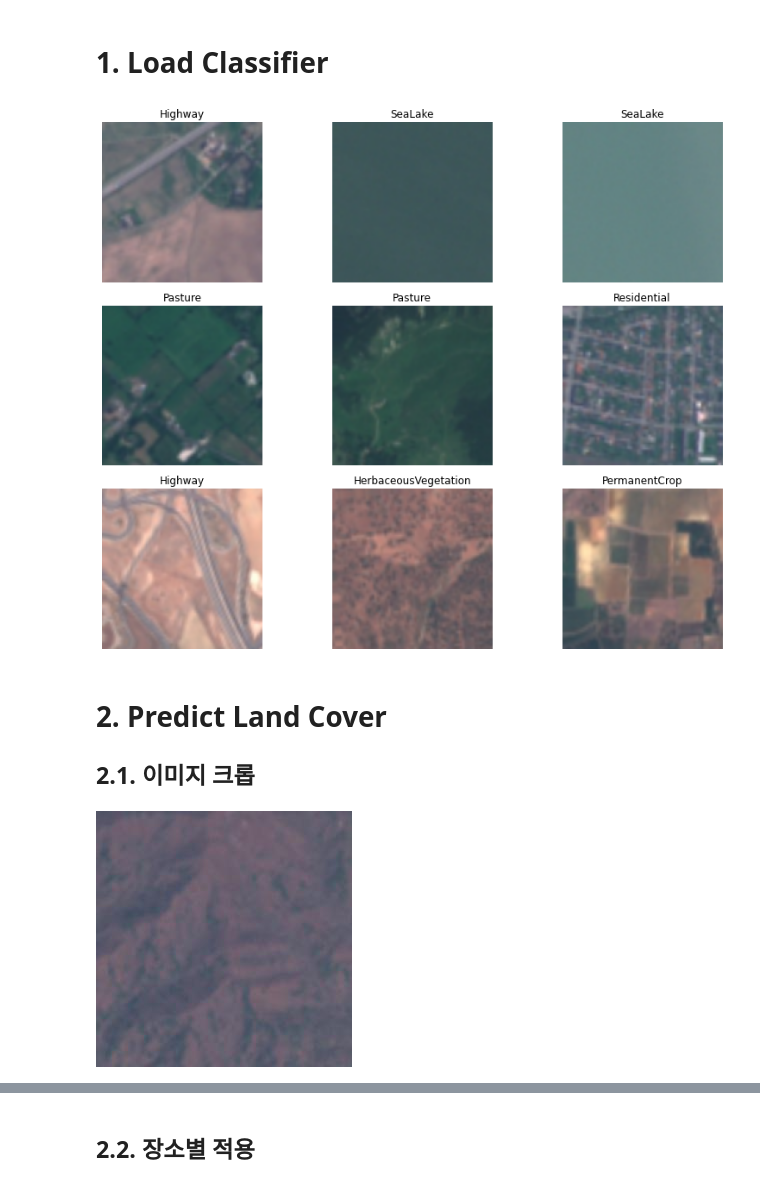
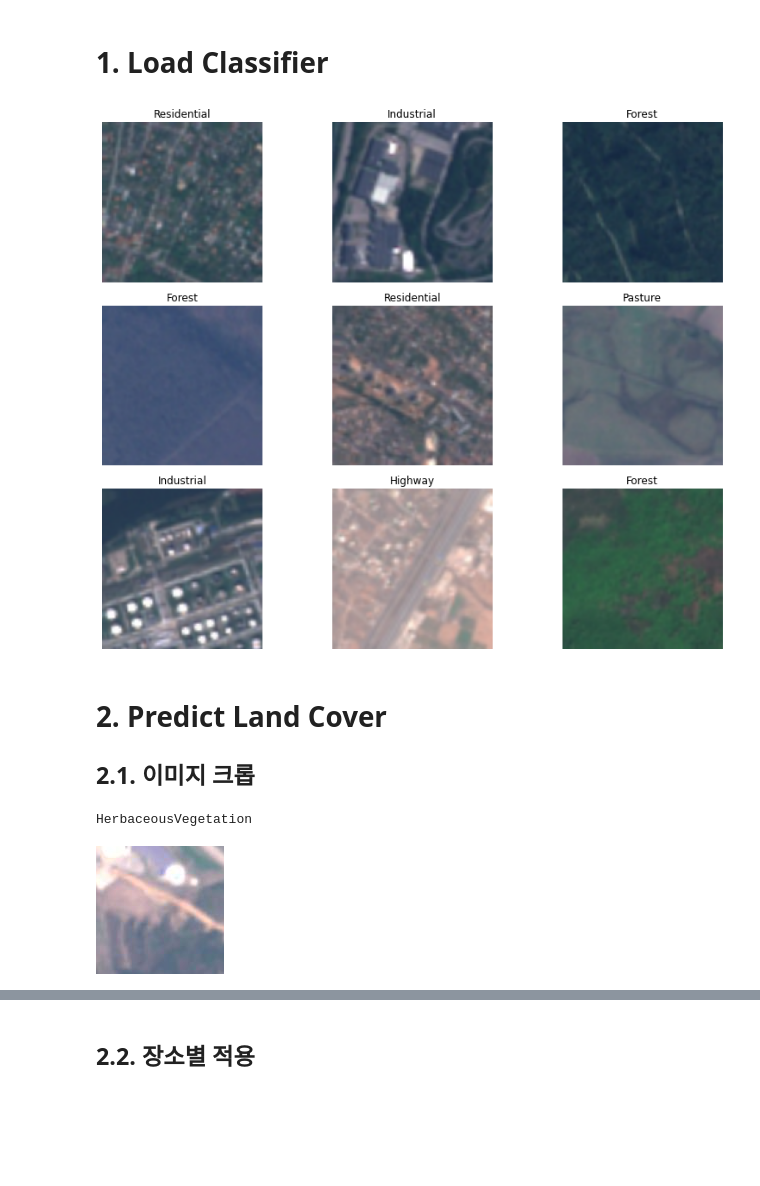
Before and after one commit to LabSAT/Land-Cover-Pretrain, a Jupyter notebook: 02_EuroSAT/Olympic-Effect-EuroSAT.ipynb, the cells around one changed output, grey strips where cells are left out. Cells and saved outputs as stored; diff of their text form; code cells hidden in the pictures; blank space fills up the shorter version.

```diff
--- a/02_EuroSAT/Olympic-Effect-EuroSAT.ipynb
+++ b/02_EuroSAT/Olympic-Effect-EuroSAT.ipynb
@@ -39,12 +39,12 @@ parameters = {
 
     "metrics" : [accuracy],
     "pretrained" : False,
-    "load_dir": base_dir / "learn" / "euro-res101"
+    "load_dir": base_dir / "learn" / "euro-res50-2"
 }
 
-vis = model.FastVision(models.resnet101, parameters, task="classification")
+vis = model.FastVision(models.resnet50, parameters, task="classification")
 # %% [output]
-[figure, old version]
+[figure, new version]
 # %% [markdown]
 # 2. Predict Land Cover
 
@@ -68,13 +68,15 @@ def convert_fastai_image(image:PIL.JpegImagePlugin.JpegImageFile):
     """
     return im.Image(transforms.ToTensor()(image))
 # %%
-image = PIL.Image.open(data_path/ "olympic" / "y2016_PC_01_ Alpensia.jpg")
+image = PIL.Image.open(data_path/ "olympic" / "V2"/ "y2016_PC_01_ Alpensia.jpg")
 
 
-
-crop_image_square(image, 256 , 256)
+tile = crop_image_square(image, 1500 , 1700, tile=(128, 128))
+print(str(vis.learn.predict(convert_fastai_image(tile))[0]))
+tile
 # %% [output]
+HerbaceousVegetation
-[figure, old version]
+[figure, new version]
 # %%
 def caculate_land_use(image_path, model, labels, tile=(64, 64)):
     image = PIL.Image.open(image_path)
```
Also changed, not shown: parts of 6 cells of this notebook, 5 other files.
